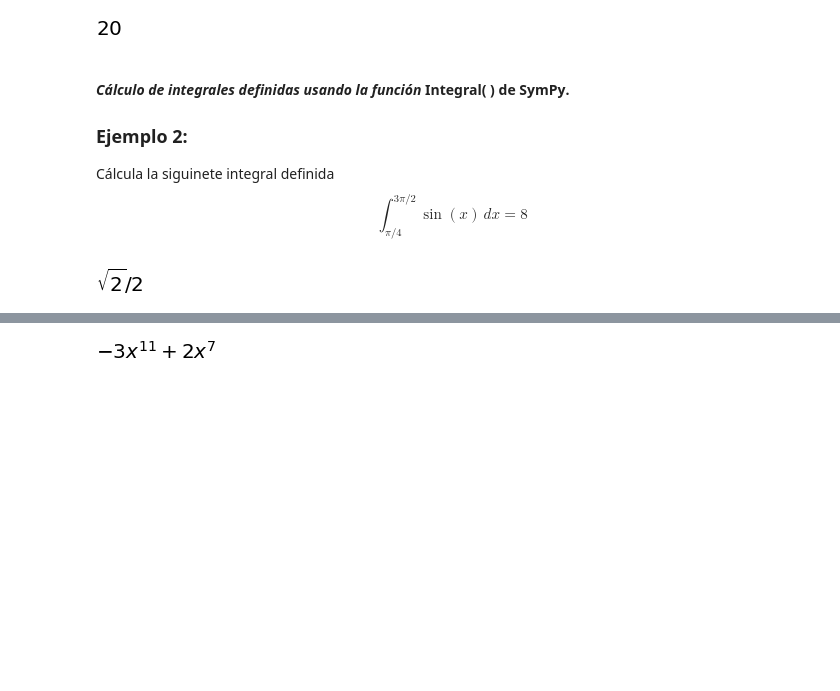
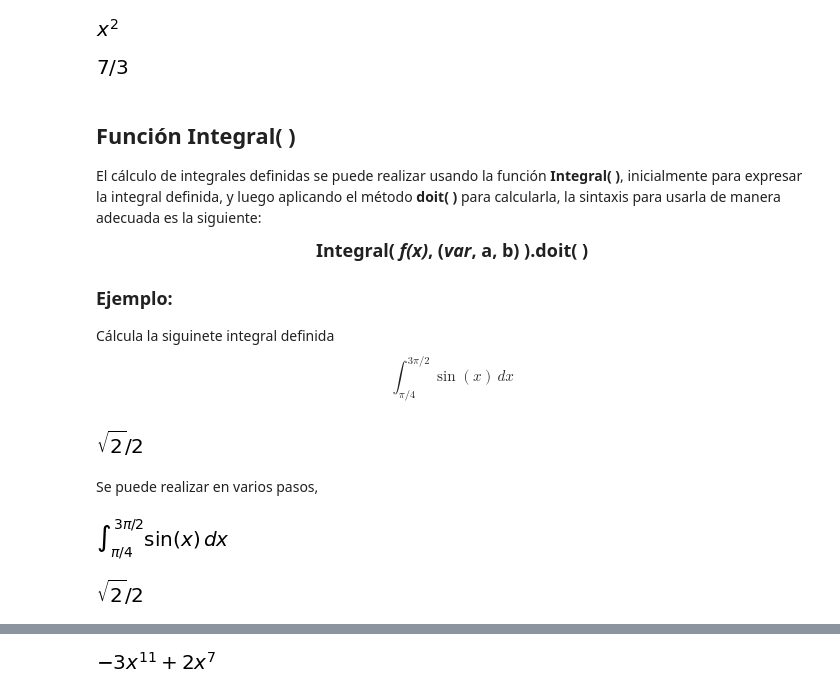
Before and after one commit to josorio398/CALCULO-INTEGRAL-CON-PYTHON, a Jupyter notebook: Cálculo_integral_con_Python_Integrales_indefinidas,_definidas_y_teorema_fundamental_del_cálculo_.ipynb, the cells around one changed output, grey strips where cells are left out. Drawn from its saved outputs; the diff is of its cells as text; code cells hidden in the pictures; blank space fills up the shorter version.

```diff
--- a/Cálculo_integral_con_Python_Integrales_indefinidas,_definidas_y_teorema_fundamental_del_cálculo_.ipynb
+++ b/Cálculo_integral_con_Python_Integrales_indefinidas,_definidas_y_teorema_fundamental_del_cálculo_.ipynb
@@ -15,4 +17,5 @@
 # %%
 from sympy import *
 init_printing()
-x,y,z,q,u,t = symbols("x y z q u t")
+
+x,y,β,z,q,u,t = symbols("x y β z q u t", real = True)
@@ -51,16 +85,37 @@ $$\int_{1}^{3}  \! x^3 \, dx = 8$$
+# %%
+f = x**2
+f
+# %% [output]
+[figure, added]
 # %%
-integrate(x**3, (x,1,3))
+integrate(f, (x,1,2))
 # %% [output]
-[figure, old version]
+[figure, new version]
 # %% [markdown]
-#### *Cálculo de integrales definidas usando la función* **Integral(  )** de **SymPy**.
+##  **Función Integral( )**
 
-### **Ejemplo 2**:
+El cálculo de integrales definidas se puede realizar usando la función **Integral(  )**, inicialmente para expresar la integral definida, y luego aplicando el método **doit(  )** para calcularla, la sintaxis para usarla de manera adecuada es la siguiente:<br>
+
+
+<center><font size=4><strong>Integral(&nbsp;<em>f(x)</em>, (<em>var</em>, a, b) ).doit( )</strong></p></center>
+
+### **Ejemplo**:
 
 Cálcula la siguinete integral definida
-$$\int_{\pi/4}^{3\pi/2}  \! \sin(x) \, dx = 8$$
+$$\int_{\pi/4}^{3\pi/2}  \! \sin(x) \, dx $$
 # %%
 fx = sin(x)
 Integral(fx,(x,pi/4,3*pi/2)).doit()
 # %% [output]
 [figure]
+# %% [markdown]
+Se puede realizar en varios pasos,
+# %%
+fx = sin(x)
+Integral(fx,(x,pi/4,3*pi/2))
+# %% [output]
+[figure, added]
+# %%
+Integral(fx,(x,pi/4,3*pi/2)).doit()
+# %% [output]
+[figure, added]
```
Also changed, not shown: parts of 82 cells of this notebook.
